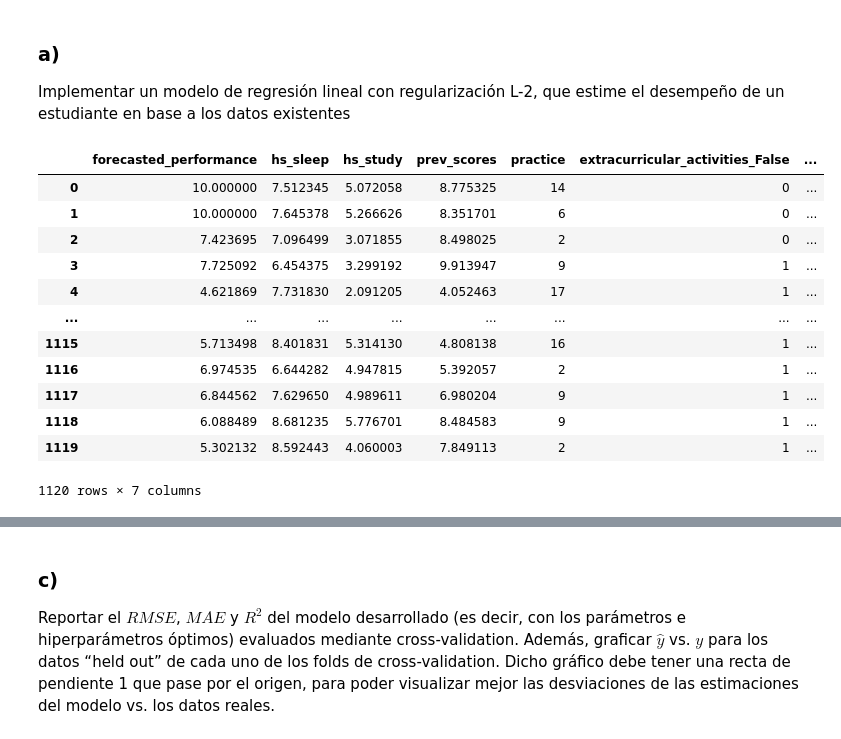
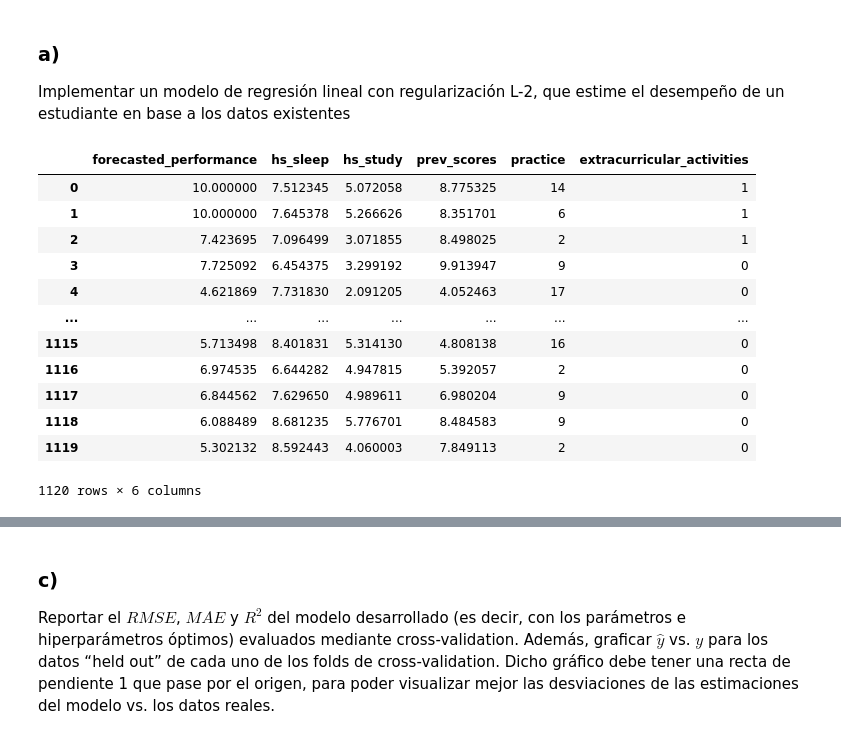
Before and after one commit to maxgubitosi/ML-Regression-Models-from-Scratch, a Jupyter notebook: Problema 2/Problema2.ipynb, the cells around one changed output, grey strips where cells are left out. Drawn from its saved outputs; the diff is of its cells as text; code cells hidden in the pictures.

```diff
--- a/Problema 2/Problema2.ipynb
+++ b/Problema 2/Problema2.ipynb
@@ -31,23 +34,24 @@ data
 ### a)
 Implementar un modelo de regresión lineal con regularización L-2, que estime el desempeño de un estudiante en base a los datos existentes
 # %%
-data = one_hot_encoding(data, 'extracurricular_activities')
+# data = one_hot_encoding(data, 'extracurricular_activities')
+data = data.astype({'extracurricular_activities': 'int'})
 train_data, test_data = train_test_split(data, test_size=0.2, seed=42)
 train_data
 # %% [output]
-|  | forecasted_performance | hs_sleep | hs_study | prev_scores | practice | extracurricular_activities_False | ... |
-| 0 | 10.000000 | 7.512345 | 5.072058 | 8.775325 | 14 | 0 | ... |
-| 1 | 10.000000 | 7.645378 | 5.266626 | 8.351701 | 6 | 0 | ... |
-| 2 | 7.423695 | 7.096499 | 3.071855 | 8.498025 | 2 | 0 | ... |
-| 3 | 7.725092 | 6.454375 | 3.299192 | 9.913947 | 9 | 1 | ... |
-| 4 | 4.621869 | 7.731830 | 2.091205 | 4.052463 | 17 | 1 | ... |
-| ... | ... | ... | ... | ... | ... | ... | ... |
-| 1115 | 5.713498 | 8.401831 | 5.314130 | 4.808138 | 16 | 1 | ... |
-| 1116 | 6.974535 | 6.644282 | 4.947815 | 5.392057 | 2 | 1 | ... |
-| 1117 | 6.844562 | 7.629650 | 4.989611 | 6.980204 | 9 | 1 | ... |
-| 1118 | 6.088489 | 8.681235 | 5.776701 | 8.484583 | 9 | 1 | ... |
-| 1119 | 5.302132 | 8.592443 | 4.060003 | 7.849113 | 2 | 1 | ... |
+|  | forecasted_performance | hs_sleep | hs_study | prev_scores | practice | extracurricular_activities |
+| 0 | 10.000000 | 7.512345 | 5.072058 | 8.775325 | 14 | 1 |
+| 1 | 10.000000 | 7.645378 | 5.266626 | 8.351701 | 6 | 1 |
+| 2 | 7.423695 | 7.096499 | 3.071855 | 8.498025 | 2 | 1 |
+| 3 | 7.725092 | 6.454375 | 3.299192 | 9.913947 | 9 | 0 |
+| 4 | 4.621869 | 7.731830 | 2.091205 | 4.052463 | 17 | 0 |
+| ... | ... | ... | ... | ... | ... | ... |
+| 1115 | 5.713498 | 8.401831 | 5.314130 | 4.808138 | 16 | 0 |
+| 1116 | 6.974535 | 6.644282 | 4.947815 | 5.392057 | 2 | 0 |
+| 1117 | 6.844562 | 7.629650 | 4.989611 | 6.980204 | 9 | 0 |
+| 1118 | 6.088489 | 8.681235 | 5.776701 | 8.484583 | 9 | 0 |
+| 1119 | 5.302132 | 8.592443 | 4.060003 | 7.849113 | 2 | 0 |
-1120 rows × 7 columns
+1120 rows × 6 columns
 # %%
 # implement linear regression with L2 regularization
 X_train = train_data.drop(columns=['forecasted_performance'])
```
Also changed, not shown: parts of 7 cells of this notebook, 2 other files.
